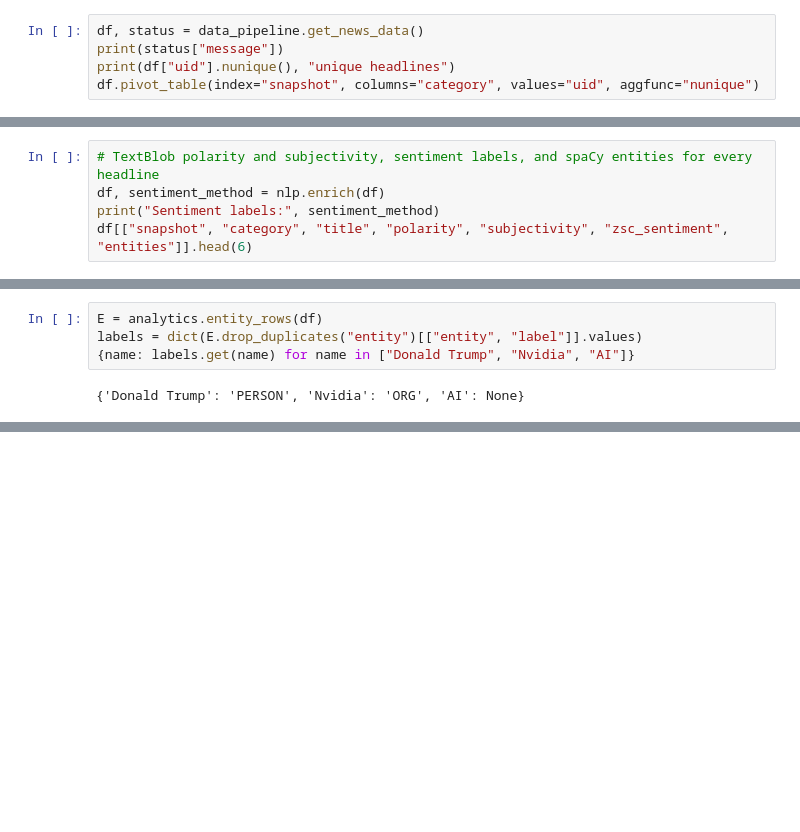
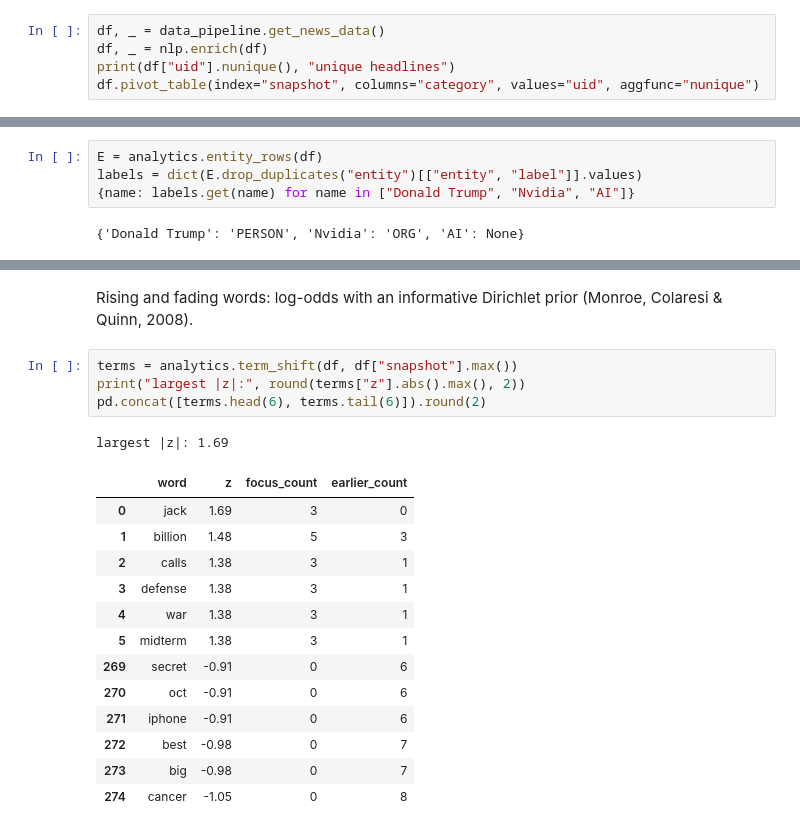
Before and after one commit to shruti23-ui/Newsapp_eas503, a Jupyter notebook: Buffalo_Times.ipynb, the cells around one changed output, grey strips where cells are left out. Drawn from its saved outputs; the diff is of its cells as text; blank space fills up the shorter version.

```diff
--- a/Buffalo_Times.ipynb
+++ b/Buffalo_Times.ipynb
@@ -40,6 +39,6 @@ Four NewsAPI `top-headlines` responses (7 categories each) saved in the class no
 # %%
-df, status = data_pipeline.get_news_data()
-print(status["message"])
+df, _ = data_pipeline.get_news_data()
+df, _ = nlp.enrich(df)
 print(df["uid"].nunique(), "unique headlines")
 df.pivot_table(index="snapshot", columns="category", values="uid", aggfunc="nunique")
 # %% [output]
@@ -51,8 +49,3 @@ Demo mode: saved class snapshots (no API key set). Add NEWS_API_KEY to .env for
 | 2026-10-21 | 20 | 18 | 19 | 19 | 19 | 20 | 20 |
 | 2026-10-26 | 16 | 20 | 18 | 18 | 19 | 20 | 18 |
 | 2026-11-02 | 18 | 19 | 19 | 18 | 20 | 20 | 20 |
-# %%
-# TextBlob polarity and subjectivity, sentiment labels, and spaCy entities for every headline
-df, sentiment_method = nlp.enrich(df)
-print("Sentiment labels:", sentiment_method)
-df[["snapshot", "category", "title", "polarity", "subjectivity", "zsc_sentiment", "entities"]].head(6)
@@ -338,0 +155,21 @@ Add `NEWS_API_KEY`, `GEMINI_API_KEY`, `TAVILY_API_KEY` and `ELEVENLABS_API_KEY`
+# %% [markdown]
+Rising and fading words: log-odds with an informative Dirichlet prior (Monroe, Colaresi & Quinn, 2008).
+# %%
+terms = analytics.term_shift(df, df["snapshot"].max())
+print("largest |z|:", round(terms["z"].abs().max(), 2))
+pd.concat([terms.head(6), terms.tail(6)]).round(2)
+# %% [output]
+largest |z|: 1.69
+|  | word | z | focus_count | earlier_count |
+| 0 | jack | 1.69 | 3 | 0 |
+| 1 | billion | 1.48 | 5 | 3 |
+| 2 | calls | 1.38 | 3 | 1 |
+| 3 | defense | 1.38 | 3 | 1 |
+| 4 | war | 1.38 | 3 | 1 |
+| 5 | midterm | 1.38 | 3 | 1 |
+| 269 | secret | -0.91 | 0 | 6 |
+| 270 | oct | -0.91 | 0 | 6 |
+| 271 | iphone | -0.91 | 0 | 6 |
+| 272 | best | -0.98 | 0 | 7 |
+| 273 | big | -0.98 | 0 | 7 |
+| 274 | cancer | -1.05 | 0 | 8 |
```
Also changed, not shown: parts of 53 cells of this notebook, 3 other files.
